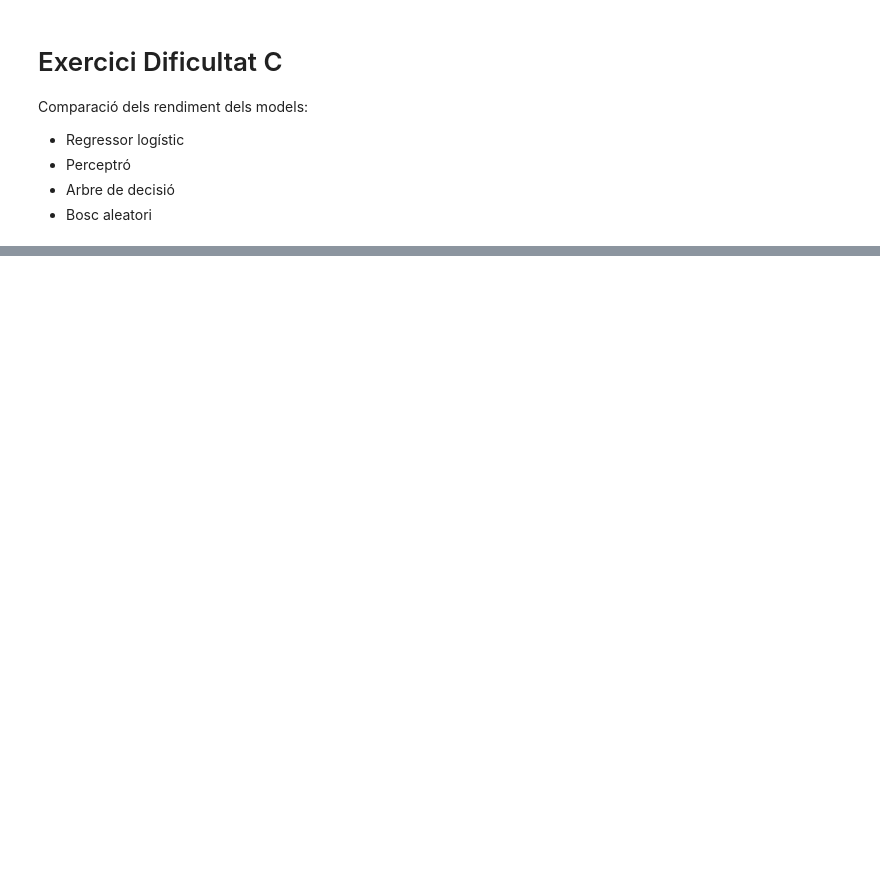
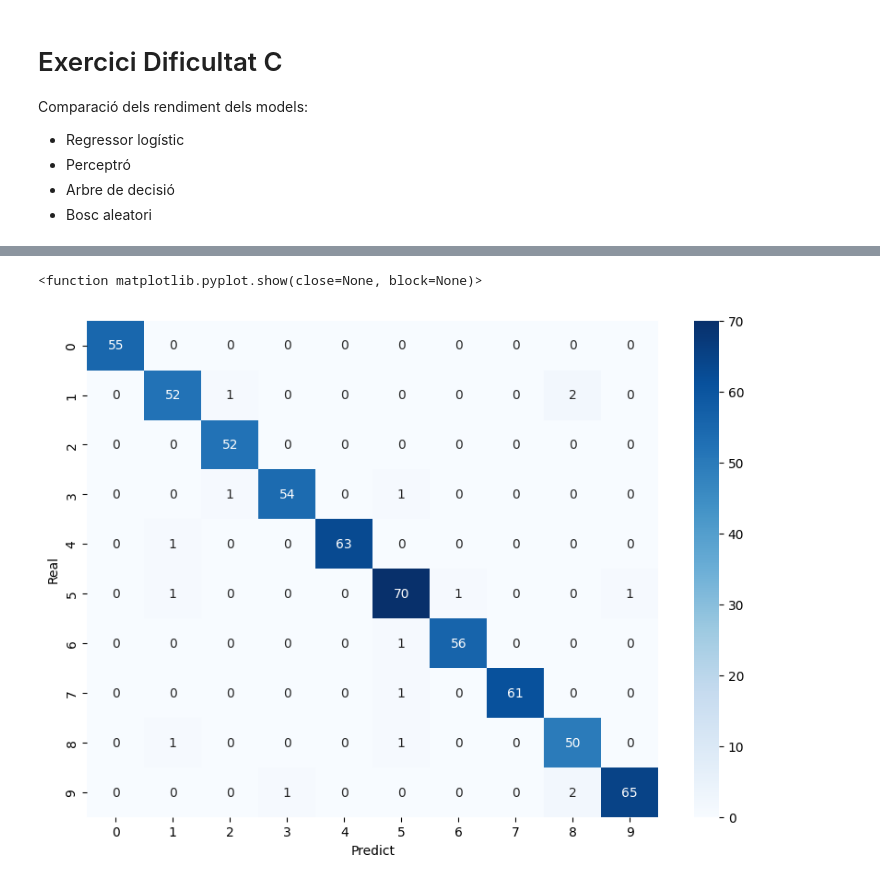
Before and after one commit to KafeisM/Inteligencia-Artificial-2023, a Jupyter notebook: practica 2/practica2.ipynb, the cells around one changed output, grey strips where cells are left out. Cells and saved outputs as stored; diff of their text form; code cells hidden in the pictures; blank space fills up the shorter version.

Commit message:
regressio logistica

```diff
--- a/practica 2/practica2.ipynb
+++ b/practica 2/practica2.ipynb
@@ -57,2 +67,4 @@ Ara dividim les dades en conjunts de entrenament i proves. Els parametres que se
 # %%
-X_train, X_test, y_train, y_test = train_test_split(data, target, test_size=0.2, random_state=42)
+X_train, X_test, y_train, y_test = train_test_split(data, target, test_size=0.33, random_state=42)
+
+X_train.shape, X_test.shape, y_train.shape, y_test.shape
@@ -65,0 +84,14 @@ Comparació dels rendiment dels models:
+# %%
+#Crear el model
+log = LogisticRegression(multi_class='multinomial', solver='lbfgs', max_iter=10000)
+
+#Entrenar el model
+log.fit(X_train, y_train)
+
+#Fer les prediccions
+y_pred = log.predict(X_test)
+
+#Calcular la precisió del model
+accuracy = accuracy_score(y_test, y_pred)
+print("Classification report: \n", classification_report(y_test, y_pred))
+print(f'Precisió del model: {accuracy}')
@@ -65,0 +118,13 @@ Comparació dels rendiment dels models:
+# %%
+# Crear la matriu de confusió
+cm =  confusion_matrix(y_test, y_pred)
+
+#Visualitzar la matriu
+plt.figure(figsize=(10,7))
+sns.heatmap(cm, annot=True, cmap='Blues')
+plt.xlabel('Predict')
+plt.ylabel('Real')
+plt.show
+# %% [output]
+<function matplotlib.pyplot.show(close=None, block=None)>
+[figure, added]
```
Also changed, not shown: parts of 7 cells of this notebook.
